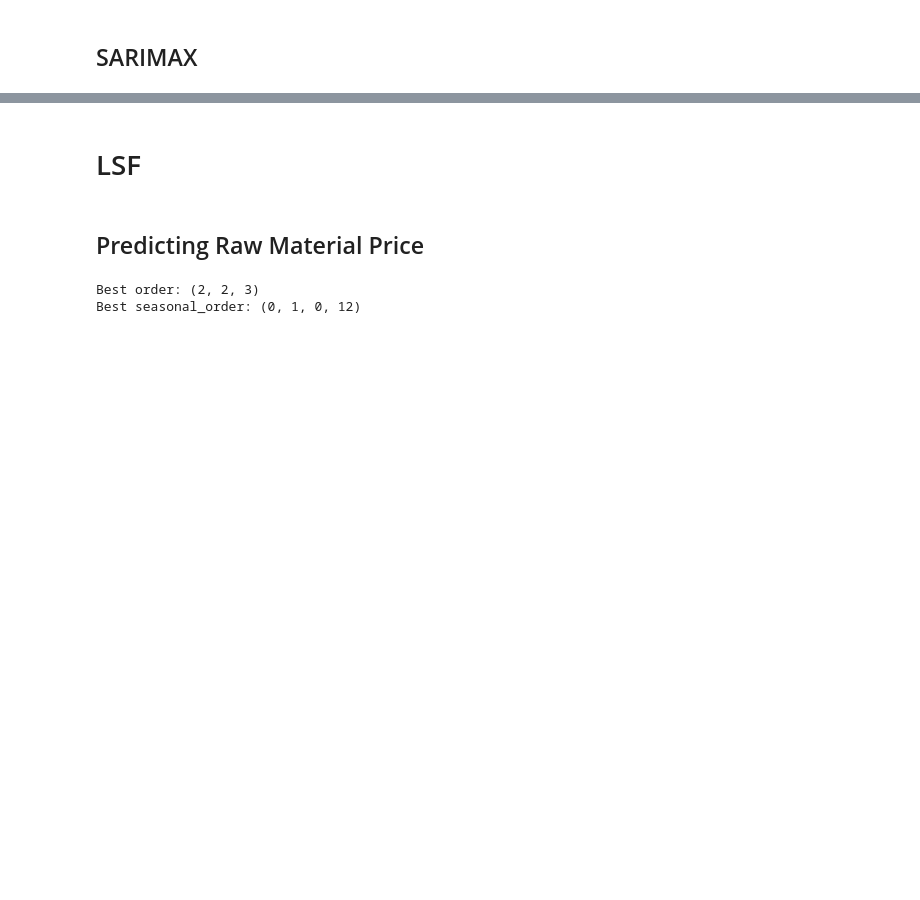
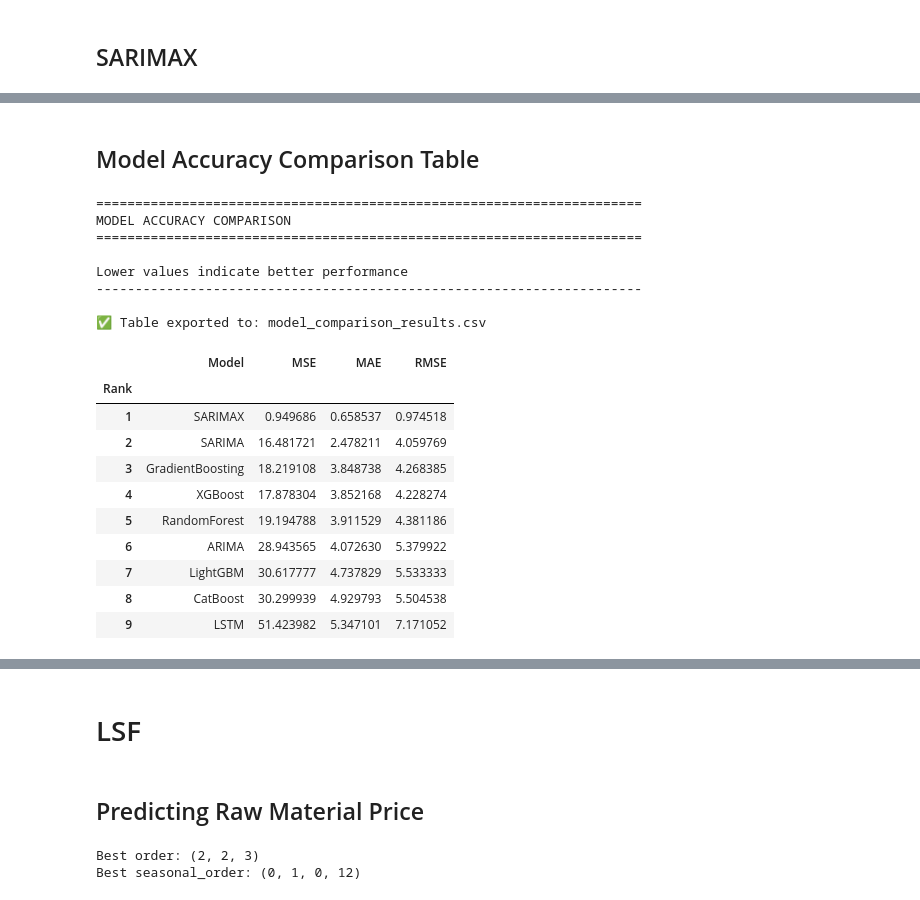
Before and after one commit to Abasy714/Nexum-ArabCab-Competition, a Jupyter notebook: notebooks/nexum-arabcab-ai-competition (2).ipynb, the cells around one changed output, grey strips where cells are left out. Drawn from its saved outputs; the diff is of its cells as text; code cells hidden in the pictures; blank space fills up the shorter version.

```diff
--- a/notebooks/nexum-arabcab-ai-competition (2).ipynb
+++ b/notebooks/nexum-arabcab-ai-competition (2).ipynb
@@ -848,0 +1006,64 @@ plt.show()
+# %% [markdown]
+## Model Accuracy Comparison Table
+# %%
+from sklearn.metrics import mean_squared_error, mean_absolute_error
+import pandas as pd
+
+# Calculate MSE and MAE for each model
+comparison_results = []
+
+for actual, predicted, model_name in models_data:
+    mse = mean_squared_error(actual, predicted)
+    mae = mean_absolute_error(actual, predicted)
+
+    comparison_results.append({
+        'Model': model_name,
+        'MSE': mse,
+        'MAE': mae,
+        'RMSE': np.sqrt(mse)
+    })
+
+# Create DataFrame
+comparison_df = pd.DataFrame(comparison_results)
+
+# Sort by MAE (lower is better)
+comparison_df = comparison_df.sort_values('MAE')
+
+# Reset index and add ranking (1, 2, 3, ...)
+comparison_df = comparison_df.reset_index(drop=True)
+comparison_df.index = comparison_df.index + 1
+comparison_df.index.name = 'Rank'
+
+# Display the table
+print("="*70)
+print("MODEL ACCURACY COMPARISON")
+print("="*70)
+print("\nLower values indicate better performance")
+print("-"*70)
+
+# Export to CSV
+csv_filename = 'model_comparison_results.csv'
+comparison_df.to_csv(csv_filename)
+print(f"\n✅ Table exported to: {csv_filename}")
+
+comparison_df
+# %% [output]
+======================================================================
+MODEL ACCURACY COMPARISON
+======================================================================
+
+Lower values indicate better performance
+----------------------------------------------------------------------
+
+✅ Table exported to: model_comparison_results.csv
+|  | Model | MSE | MAE | RMSE |
+| Rank |  |  |  |  |
+| 1 | SARIMAX | 0.949686 | 0.658537 | 0.974518 |
+| 2 | SARIMA | 16.481721 | 2.478211 | 4.059769 |
+| 3 | GradientBoosting | 18.219108 | 3.848738 | 4.268385 |
+| 4 | XGBoost | 17.878304 | 3.852168 | 4.228274 |
+| 5 | RandomForest | 19.194788 | 3.911529 | 4.381186 |
+| 6 | ARIMA | 28.943565 | 4.072630 | 5.379922 |
+| 7 | LightGBM | 30.617777 | 4.737829 | 5.533333 |
+| 8 | CatBoost | 30.299939 | 4.929793 | 5.504538 |
+| 9 | LSTM | 51.423982 | 5.347101 | 7.171052 |
```
Also changed, not shown: parts of 18 cells of this notebook, 5 other files.
